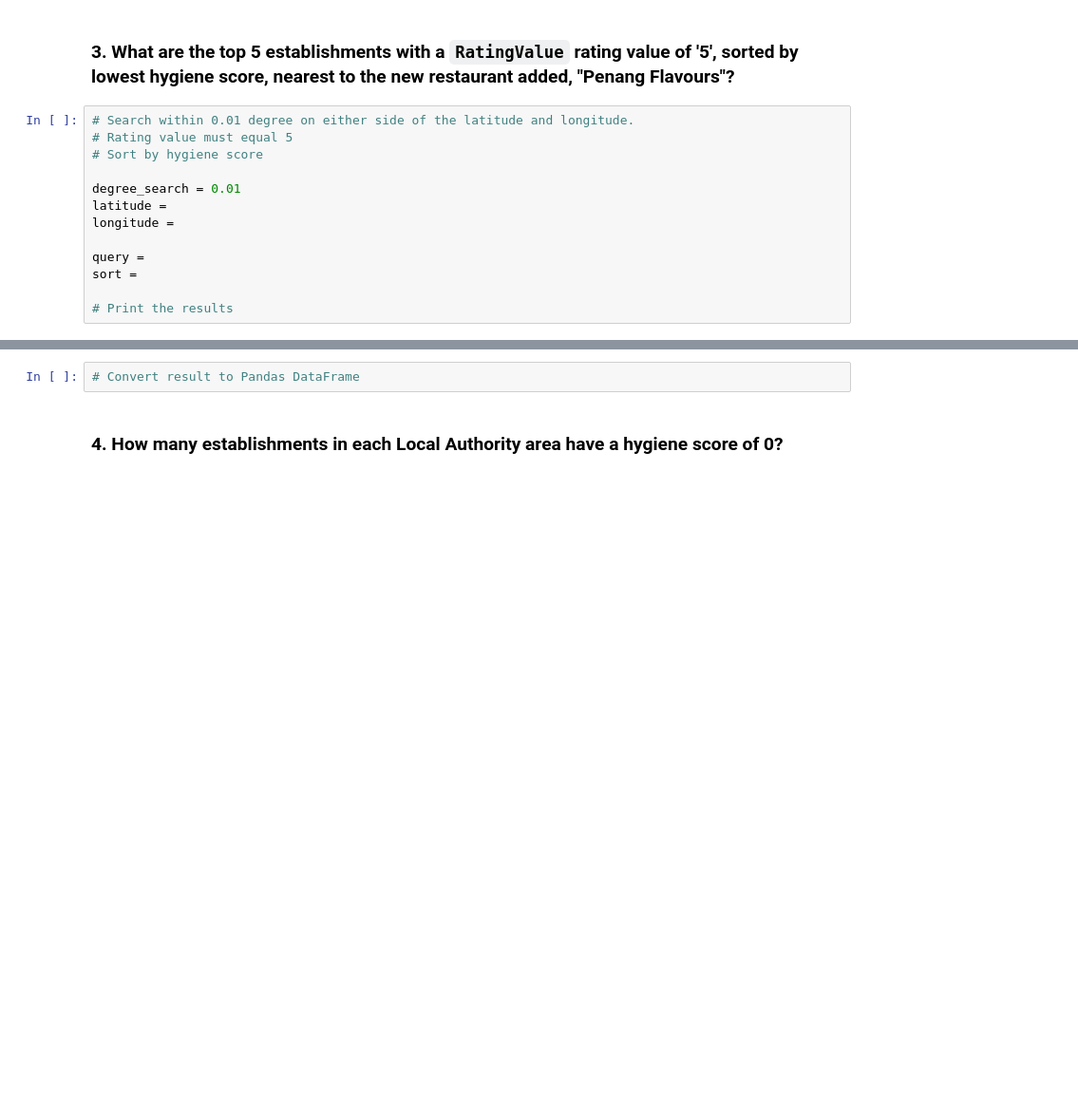
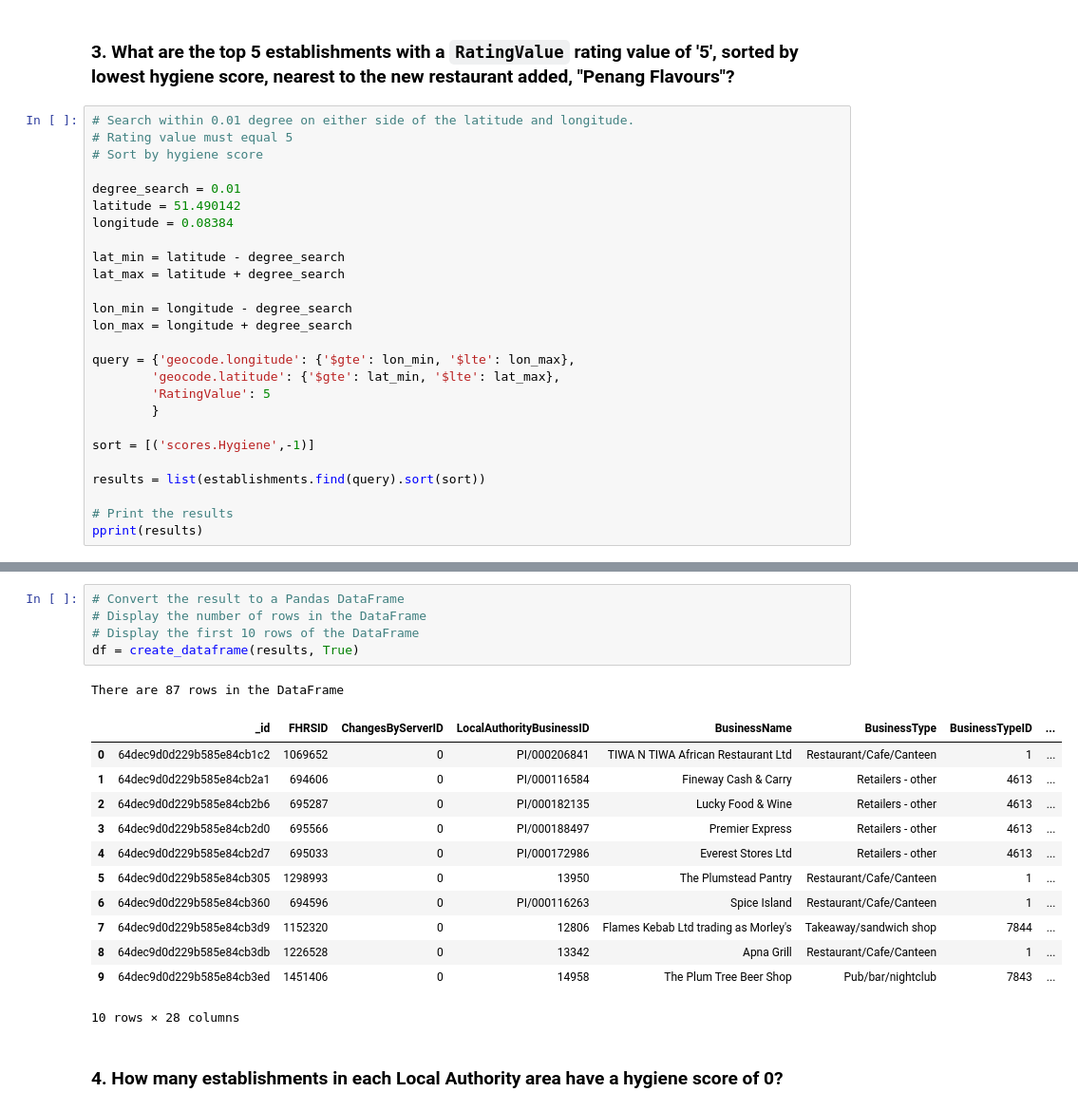
Before and after one commit to benoitchamot/nosql-restaurants, a Jupyter notebook: NoSQL_analysis_starter.ipynb, the cells around one changed output, grey strips where cells are left out. Shown: that part at 95% size. Drawn from its saved outputs; the diff is of its cells as text; blank space fills up the shorter version.

```diff
--- a/NoSQL_analysis_starter.ipynb
+++ b/NoSQL_analysis_starter.ipynb
@@ -66,10 +225,23 @@ query =
 # Sort by hygiene score
 
 degree_search = 0.01
-latitude =
-longitude =
+latitude = 51.490142
+longitude = 0.08384
 
-query =
-sort =
+lat_min = latitude - degree_search
+lat_max = latitude + degree_search
+
+lon_min = longitude - degree_search
+lon_max = longitude + degree_search
+
+query = {'geocode.longitude': {'$gte': lon_min, '$lte': lon_max},
+        'geocode.latitude': {'$gte': lat_min, '$lte': lat_max},
+        'RatingValue': 5
+        }
+
+sort = [('scores.Hygiene',-1)]
+
+results = list(establishments.find(query).sort(sort))
 
 # Print the results
+pprint(results)
@@ -76,5 +266,22 @@ sort =
 # %%
-# Convert result to Pandas DataFrame
+# Convert the result to a Pandas DataFrame
+# Display the number of rows in the DataFrame
+# Display the first 10 rows of the DataFrame
+df = create_dataframe(results, True)
+# %% [output]
+There are 87 rows in the DataFrame
+|  | _id | FHRSID | ChangesByServerID | LocalAuthorityBusinessID | BusinessName | BusinessType | BusinessTypeID | ... |
+| 0 | 64dec9d0d229b585e84cb1c2 | 1069652 | 0 | PI/000206841 | TIWA N TIWA African Restaurant Ltd | Restaurant/Cafe/Canteen | 1 | ... |
+| 1 | 64dec9d0d229b585e84cb2a1 | 694606 | 0 | PI/000116584 | Fineway Cash & Carry | Retailers - other | 4613 | ... |
+| 2 | 64dec9d0d229b585e84cb2b6 | 695287 | 0 | PI/000182135 | Lucky Food & Wine | Retailers - other | 4613 | ... |
+| 3 | 64dec9d0d229b585e84cb2d0 | 695566 | 0 | PI/000188497 | Premier Express | Retailers - other | 4613 | ... |
+| 4 | 64dec9d0d229b585e84cb2d7 | 695033 | 0 | PI/000172986 | Everest Stores Ltd | Retailers - other | 4613 | ... |
+| 5 | 64dec9d0d229b585e84cb305 | 1298993 | 0 | 13950 | The Plumstead Pantry | Restaurant/Cafe/Canteen | 1 | ... |
+| 6 | 64dec9d0d229b585e84cb360 | 694596 | 0 | PI/000116263 | Spice Island | Restaurant/Cafe/Canteen | 1 | ... |
+| 7 | 64dec9d0d229b585e84cb3d9 | 1152320 | 0 | 12806 | Flames Kebab Ltd trading as Morley's | Takeaway/sandwich shop | 7844 | ... |
+| 8 | 64dec9d0d229b585e84cb3db | 1226528 | 0 | 13342 | Apna Grill | Restaurant/Cafe/Canteen | 1 | ... |
+| 9 | 64dec9d0d229b585e84cb3ed | 1451406 | 0 | 14958 | The Plum Tree Beer Shop | Pub/bar/nightclub | 7843 | ... |
+10 rows × 28 columns
 # %% [markdown]
 ### 4. How many establishments in each Local Authority area have a hygiene score of 0?
 # %%
```
Also changed, not shown: parts of 16 cells of this notebook, 2 other files.
